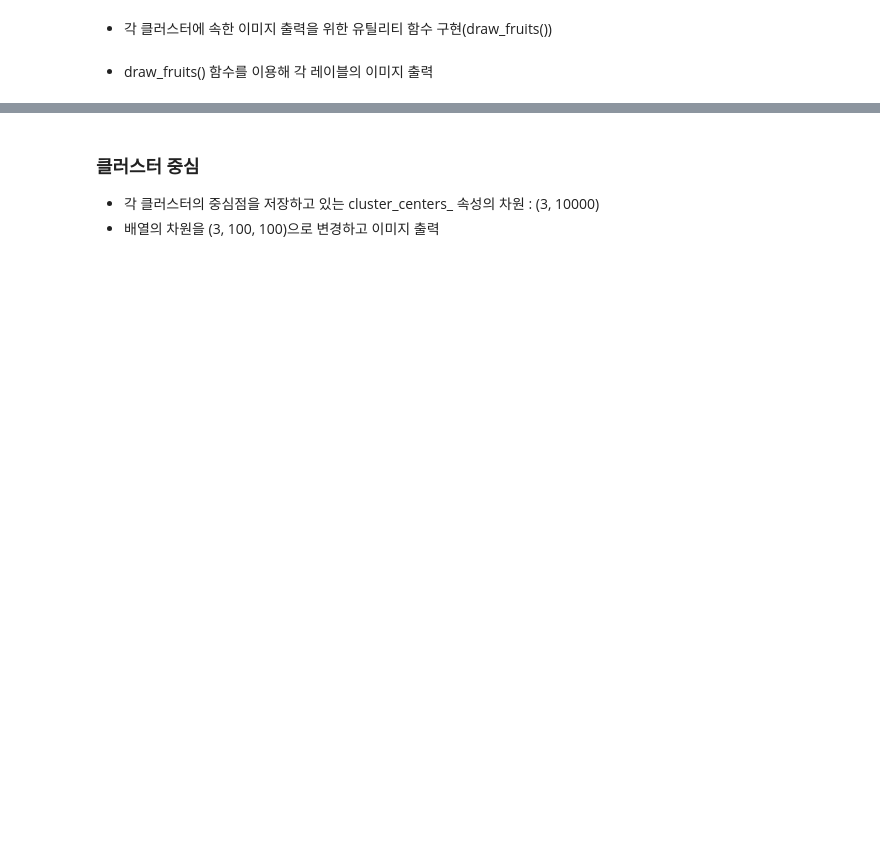
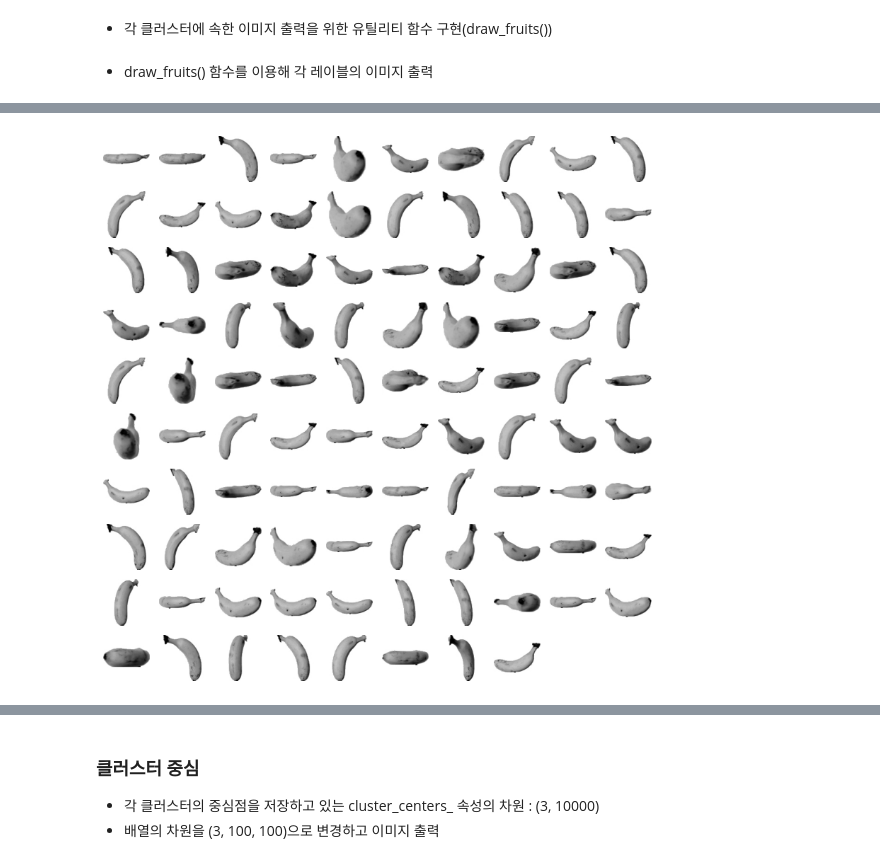
Before and after one commit to ChoiHaeSung/Python.university, a Jupyter notebook: 실습용 파일 공유-20250604/06-2. k-평균(실습용).ipynb, the cells around one changed output, grey strips where cells are left out. Drawn from its saved outputs; the diff is of its cells as text; code cells hidden in the pictures; blank space fills up the shorter version.

```diff
--- a/실습용 파일 공유-20250604/06-2. k-평균(실습용).ipynb
+++ b/실습용 파일 공유-20250604/06-2. k-평균(실습용).ipynb
@@ -97,0 +149,4 @@ fruits_2d = fruits.reshape(-1, 100*100) # 3차원 배열을 2차원 배열로
+# %%
+draw_fruits(fruits[km.labels_==1])
+# %% [output]
+[figure, added]
```
Also changed, not shown: parts of 14 cells of this notebook, 2 other files.
